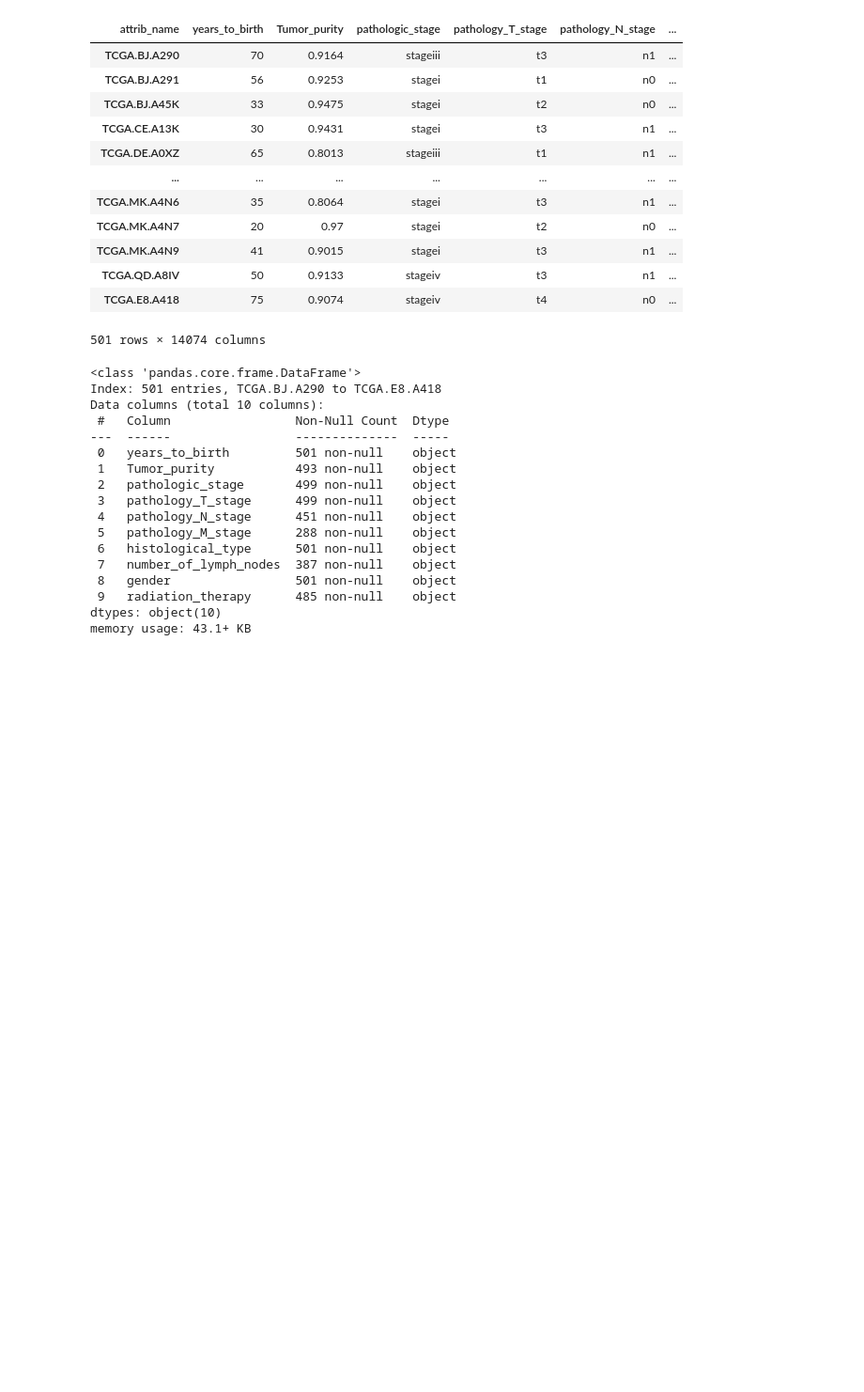
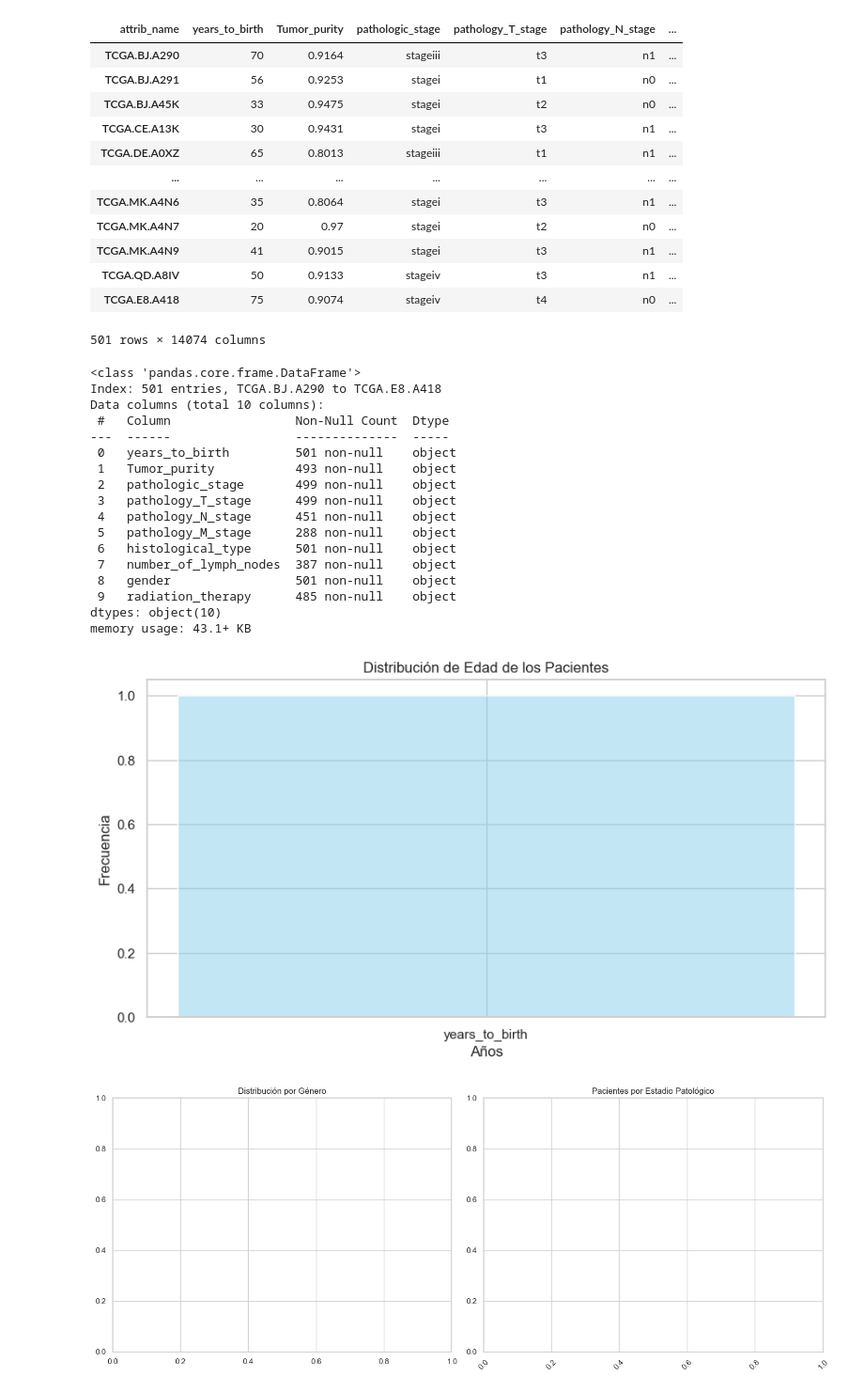
Before and after one commit to lolabarrios/Proyect_Break_EDA, a Jupyter notebook: codigo_EDA.ipynb, the cells around one changed output. Shown at 94% size. Cells and saved outputs as stored; diff of their text form; code cells hidden in the pictures; blank space fills up the shorter version.

```diff
--- a/codigo_EDA.ipynb
+++ b/codigo_EDA.ipynb
@@ -124,0 +130,30 @@ memory usage: 43.1+ KB
+# %%
+# Configuración estética de los gráficos
+sns.set_theme(style="whitegrid")
+plt.rcParams['figure.figsize'] = (12, 6)
+
+# Distribución de la EDAD
+plt.figure(figsize=(10, 5))
+sns.histplot(['years_to_birth'], kde=True, color='skyblue')
+plt.title('Distribución de Edad de los Pacientes')
+plt.xlabel('Años')
+plt.ylabel('Frecuencia')
+plt.show()
+
+# Distribución de GÉNERO y ESTADIO PATOLÓGICO
+fig, axes = plt.subplots(1, 2, figsize=(15, 6))
+
+axes[0].set_title('Distribución por Género')
+
+# Ordenamos
+stage_order = ['stagei', 'stageii', 'stageiii', 'stageiv']
+sns.countplot
+
+axes[1].set_title('Pacientes por Estadio Patológico')
+plt.xticks(rotation=45)
+
+plt.tight_layout()
+plt.show()
+# %% [output]
+[figure, added]
+[figure, added]
```
Also changed, not shown: parts of 9 cells of this notebook.
